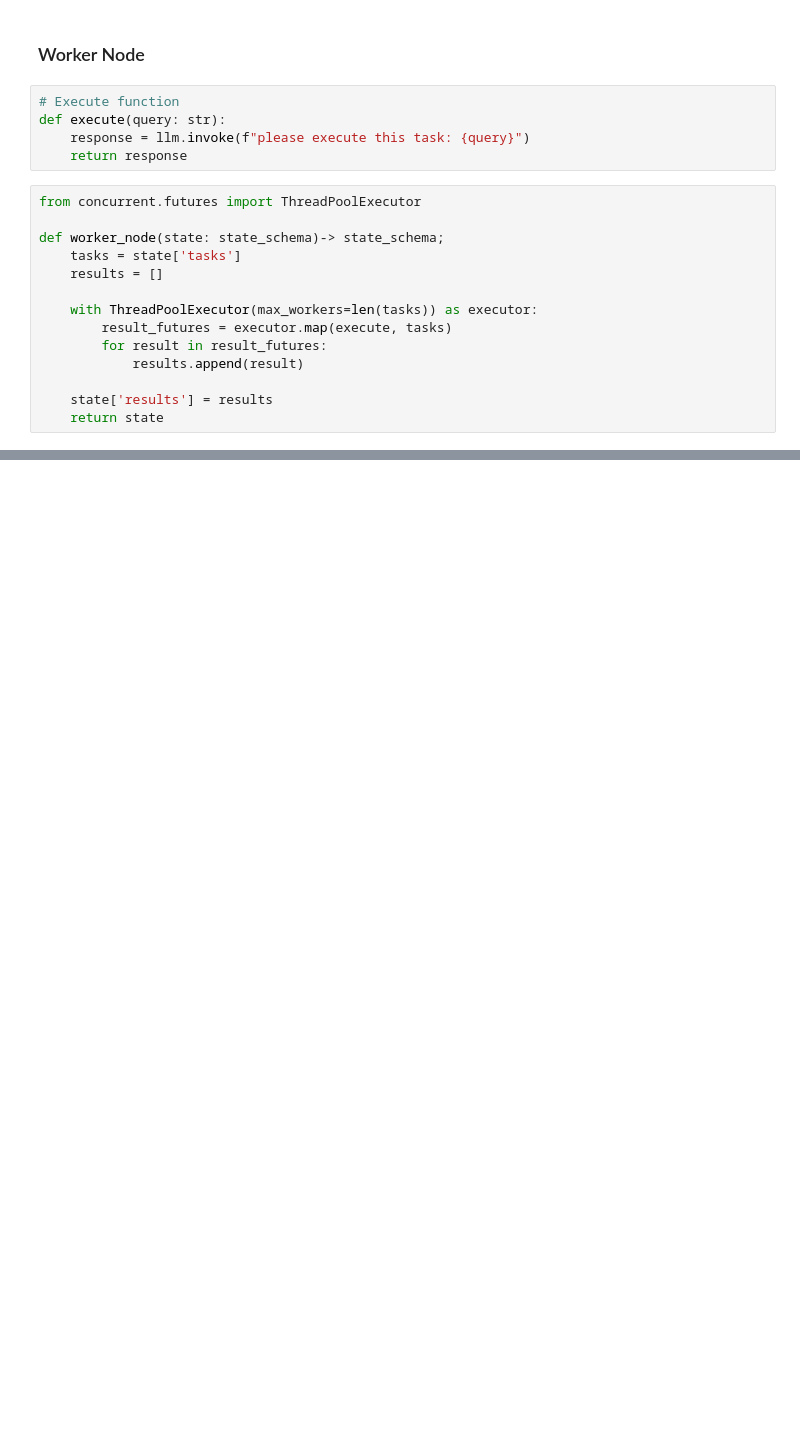
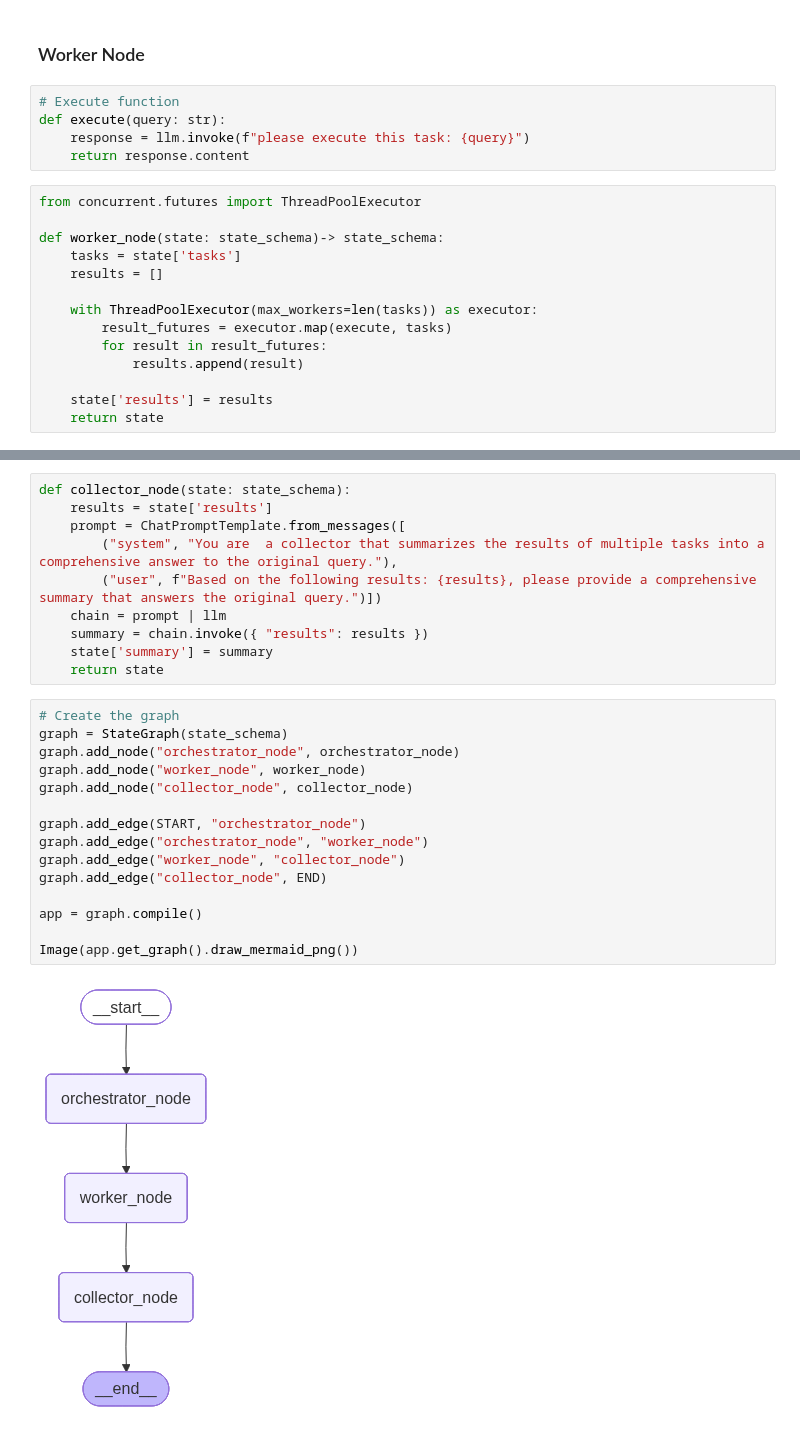
Before and after one commit to S-SuryaPrakash/langgraph-tutorial, a Jupyter notebook: 9_Orchestrator.ipynb, the cells around one changed output, grey strips where cells are left out. Saved outputs shown, nothing was run; the diff lists cells and outputs as text; blank space fills up the shorter version.

Commit message:
worked to get the results curated via collector node

```diff
--- a/9_Orchestrator.ipynb
+++ b/9_Orchestrator.ipynb
@@ -62,11 +59,11 @@ llm_schema(task=['Identify the capital city of India.', 'Determine if Europe has
 # Execute function
 def execute(query: str):
     response = llm.invoke(f"please execute this task: {query}")
-    return response
+    return response.content
 # %%
 from concurrent.futures import ThreadPoolExecutor
 
-def worker_node(state: state_schema)-> state_schema;
+def worker_node(state: state_schema)-> state_schema:
     tasks = state['tasks']
     results = []
 
@@ -79,0 +79,27 @@ def worker_node(state: state_schema)-> state_schema;
+# %%
+def collector_node(state: state_schema):
+    results = state['results']
+    prompt = ChatPromptTemplate.from_messages([
+        ("system", "You are  a collector that summarizes the results of multiple tasks into a comprehensive answer to the original query."),
+        ("user", f"Based on the following results: {results}, please provide a comprehensive summary that answers the original query.")])
+    chain = prompt | llm
+    summary = chain.invoke({ "results": results })
+    state['summary'] = summary
+    return state
+# %%
+# Create the graph
+graph = StateGraph(state_schema)
+graph.add_node("orchestrator_node", orchestrator_node)
+graph.add_node("worker_node", worker_node)
+graph.add_node("collector_node", collector_node)
+
+graph.add_edge(START, "orchestrator_node")
+graph.add_edge("orchestrator_node", "worker_node")
+graph.add_edge("worker_node", "collector_node")
+graph.add_edge("collector_node", END)
+
+app = graph.compile()
+
+Image(app.get_graph().draw_mermaid_png())
+# %% [output]
+[figure, added]
```
Also changed, not shown: parts of 5 cells of this notebook.
